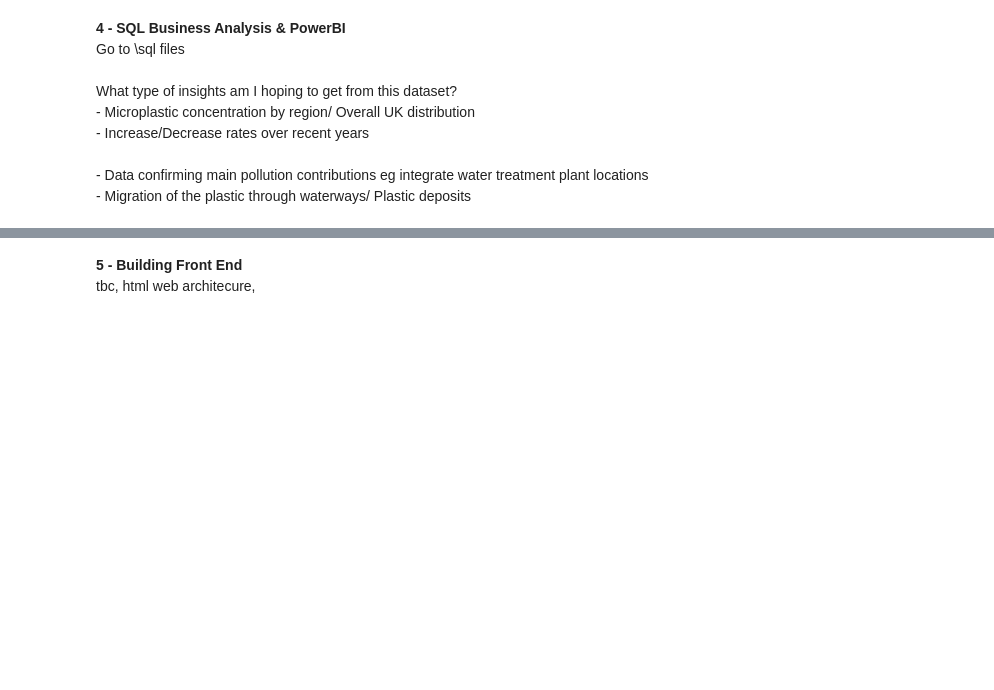
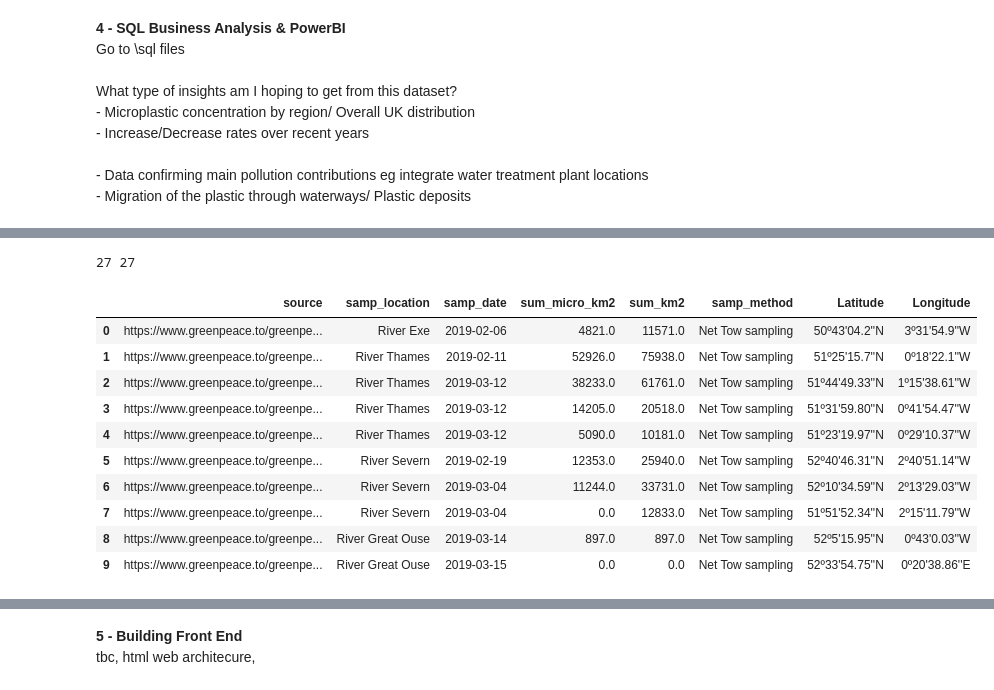
Before and after one commit to fonkerina/Microplastic-Tracker, a Jupyter notebook: MAIN.ipynb, the cells around one changed output, grey strips where cells are left out. Saved outputs shown, nothing was run; the diff lists cells and outputs as text; code cells hidden in the pictures; blank space fills up the shorter version.

Commit message:
Initialised and integrated all spatial coordinates

```diff
--- a/MAIN.ipynb
+++ b/MAIN.ipynb
@@ -369,0 +410,8 @@ scots_dat.to_sql(
+# %%
+page = page.apply(
+    lambda row: [float("nan") if isinstance(i, str) and i.strip() == "" else i for i in row]
+)
+# %%
+print(page)
+# ['', 'River', '', '', '', '', '', 'Sampling location', '', '', 'Latitude', '', '', 'Longitude', '', '', 'Date', '', '', 'period', '', '', None, None, None]
+gp_loc_data = pd.DataFrame(page.tolist(), columns = ("drop 1", "samp_location", "drop 3", "drop 4", "drop 5", "drop 6", "drop 7", "drop 2", "drop 8", "drop 9", "Latitude", "drop 10", "drop 11", "Longitude", "drop 12", "drop 24", "drop 13", "drop 14", "drop 15", "drop 16", "drop 17", "drop 18", "drop 19", "drop 20", "drop 21", "drop 22", "drop 23"))
@@ -369,0 +431,33 @@ scots_dat.to_sql(
+# %%
+# Add longitudes and latitudes to current GP dataframe
+gp_loc_data = gp_loc_data.drop(columns = [col for col in gp_loc_data.columns if "drop " in col])
+
+gp_loc_data = gp_loc_data.dropna()
+gp_loc_data.reset_index(drop=True, inplace=True)
+
+for idx, i in gp_loc_data["samp_location"].items():
+    gp_loc_data.loc[idx, "samp_location"] = f"River {i}"
+gp_loc_data.drop(index = [0,1,29], inplace = True) # remove the rows that correspond to no mp data
+
+print(len(gp_dat.index), len(gp_loc_data.index))
+# %% [output]
+27 27
+# %%
+gp_loc_data.reset_index(inplace = True, drop = True)
+gp_loc_data.drop('samp_location', axis = 1, inplace = True)
+gp_dat.reset_index(inplace = True, drop = True)
+# %%
+gp_full_spatial = pd.concat([gp_dat, gp_loc_data], join = 'inner', axis = 1)
+gp_full_spatial.head(n = 10)
+# %% [output]
+|  | source | samp_location | samp_date | sum_micro_km2 | sum_km2 | samp_method | Latitude | Longitude |
+| 0 | https://www.greenpeace.to/greenpe... | River Exe | 2019-02-06 | 4821.0 | 11571.0 | Net Tow sampling | 50º43'04.2''N | 3º31'54.9''W |
+| 1 | https://www.greenpeace.to/greenpe... | River Thames | 2019-02-11 | 52926.0 | 75938.0 | Net Tow sampling | 51º25'15.7''N | 0º18'22.1''W |
+| 2 | https://www.greenpeace.to/greenpe... | River Thames | 2019-03-12 | 38233.0 | 61761.0 | Net Tow sampling | 51º44'49.33''N | 1º15'38.61''W |
+| 3 | https://www.greenpeace.to/greenpe... | River Thames | 2019-03-12 | 14205.0 | 20518.0 | Net Tow sampling | 51º31'59.80''N | 0º41'54.47''W |
+| 4 | https://www.greenpeace.to/greenpe... | River Thames | 2019-03-12 | 5090.0 | 10181.0 | Net Tow sampling | 51º23'19.97''N | 0º29'10.37''W |
+| 5 | https://www.greenpeace.to/greenpe... | River Severn | 2019-02-19 | 12353.0 | 25940.0 | Net Tow sampling | 52º40'46.31''N | 2º40'51.14''W |
+| 6 | https://www.greenpeace.to/greenpe... | River Severn | 2019-03-04 | 11244.0 | 33731.0 | Net Tow sampling | 52º10'34.59''N | 2º13'29.03''W |
+| 7 | https://www.greenpeace.to/greenpe... | River Severn | 2019-03-04 | 0.0 | 12833.0 | Net Tow sampling | 51º51'52.34''N | 2º15'11.79''W |
+| 8 | https://www.greenpeace.to/greenpe... | River Great Ouse | 2019-03-14 | 897.0 | 897.0 | Net Tow sampling | 52º5'15.95''N | 0º43'0.03''W |
+| 9 | https://www.greenpeace.to/greenpe... | River Great Ouse | 2019-03-15 | 0.0 | 0.0 | Net Tow sampling | 52º33'54.75''N | 0º20'38.86''E |
```
Also changed, not shown: parts of 35 cells of this notebook.
